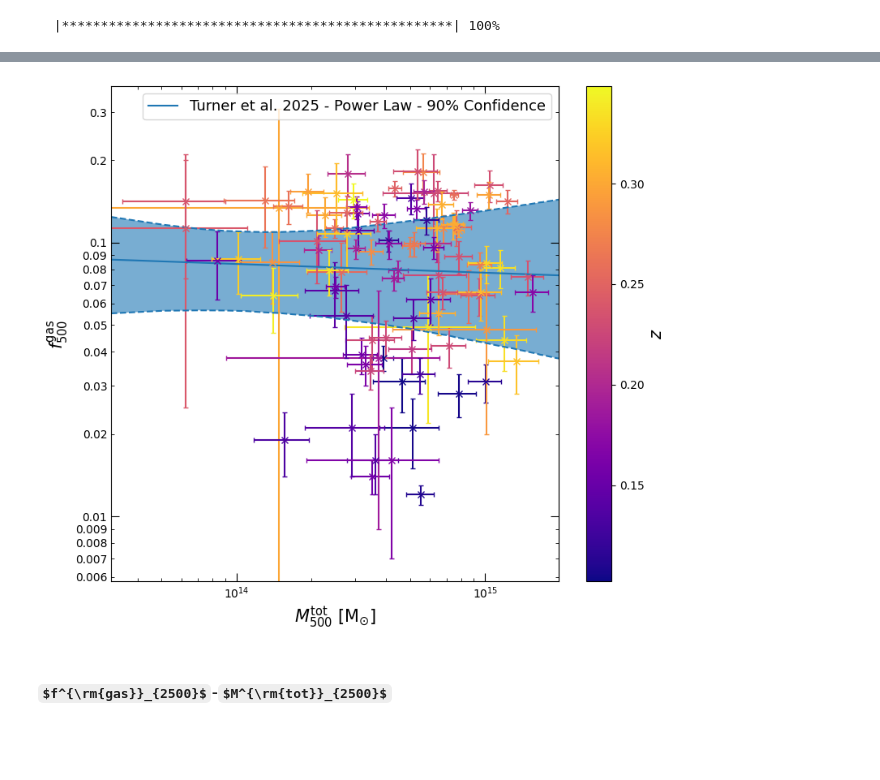
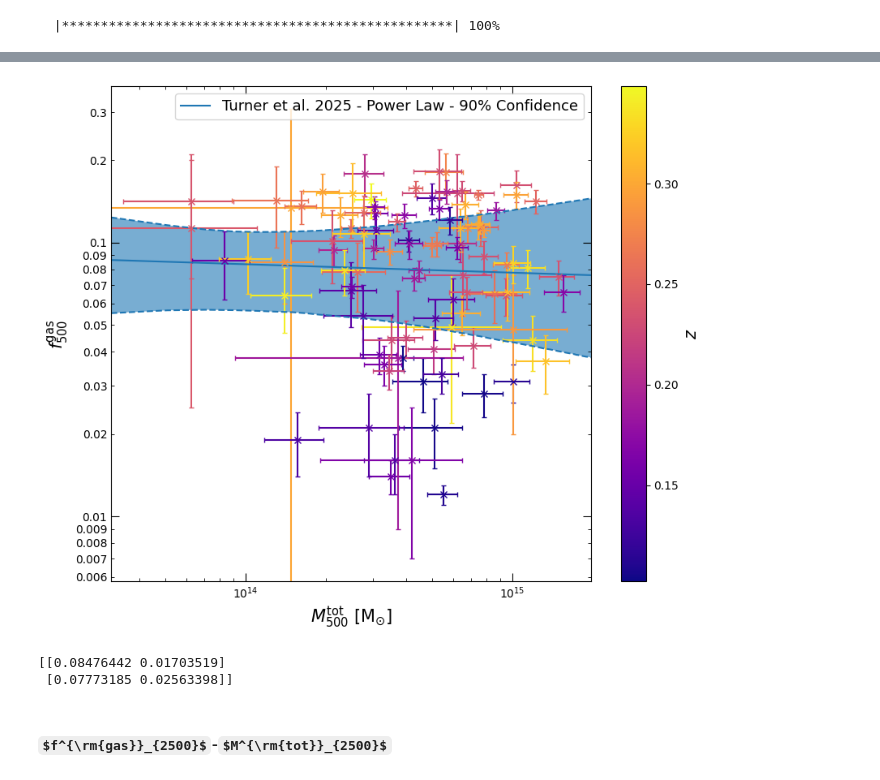
Before and after one commit to DavidT3/XCS-Mass-II-Analysis, a Jupyter notebook: notebooks/gas_fraction/sdssrm_measure_gas_fraction.ipynb, the cells around one changed output, grey strips where cells are left out. Saved outputs shown, nothing was run; the diff lists cells and outputs as text; code cells hidden in the pictures; some formulas as TeX source; blank space fills up the shorter version.

```diff
--- a/notebooks/gas_fraction/sdssrm_measure_gas_fraction.ipynb
+++ b/notebooks/gas_fraction/sdssrm_measure_gas_fraction.ipynb
@@ -220,10 +218,15 @@ Normalisation of 0.084 ± 0.016
 
 Scatter of 0.262 ± 0.021
 # %%
-frac500_mtot500.view(figsize=(8, 7), log_scale=True, plot_title='',
+frac500_mtot500.view(figsize=(8.5, 7), log_scale=True, plot_title='',
                      save_path="../../outputs/figures/gas_fraction/fgas500-mtot500_evolution.pdf")
 # %% [output]
-[figure, old version]
+[figure, new version]
+# %%
+print(frac500_mtot500.predict(Quantity([6e+13, 1e+15], 'Msun'), x_errors=Quantity([0, 0], 'Msun')))
+# %% [output]
+[[0.08476442 0.01703519]
+ [0.07773185 0.02563398]]
 # %% [markdown]
 ### $f^{\rm{gas}}_{2500}$-$M^{\rm{tot}}_{2500}$
 # %%
```
Also changed, not shown: parts of 28 cells of this notebook.
